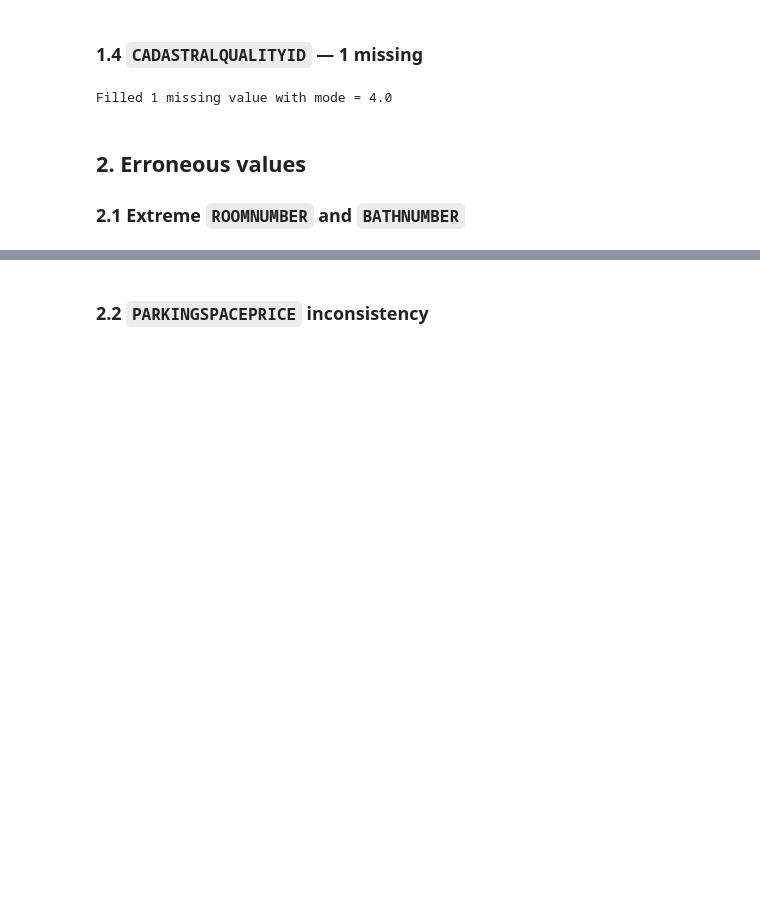
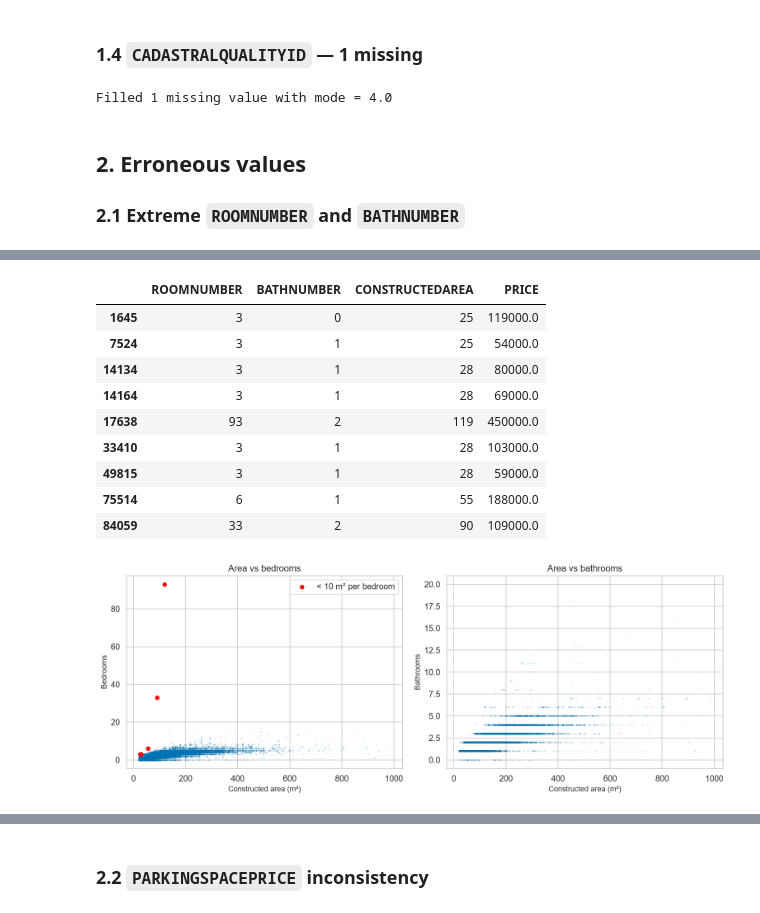
Before and after one commit to PabloMonteroRuiz/machine-learning-airbnb, a Jupyter notebook: notebooks/01_missing_and_erroneous_values.ipynb, the cells around one changed output, grey strips where cells are left out. Saved outputs shown, nothing was run; the diff lists cells and outputs as text; code cells hidden in the pictures; blank space fills up the shorter version.

Commit message:
Correct missing and erroneous value treatment in notebook 01

```diff
--- a/notebooks/01_missing_and_erroneous_values.ipynb
+++ b/notebooks/01_missing_and_erroneous_values.ipynb
@@ -159,8 +184,19 @@ Name: count, dtype: int64
 The floor number of the flat. The value -1 appears 936 times and likely represents basement or ground-level commercial units.
 # %%
 print(df["FLOORCLEAN"].value_counts(dropna=False).sort_index())
-print(f"\nMedian PRICE by FLOORCLEAN (selected values):")
-print(df.groupby("FLOORCLEAN", dropna=False)["PRICE"].median().sort_index())
+
+missing_floor = df["FLOORCLEAN"].isna()
+check_cols = ["BUILTTYPEID_1", "BUILTTYPEID_2", "BUILTTYPEID_3", "HASGARDEN", "HASSWIMMINGPOOL"]
+comparison = pd.DataFrame({
+    "Missing floor": df.loc[missing_floor, check_cols].mean(),
+    "All listings": df[check_cols].mean(),
+}).round(3)
+comparison.index = ["New development", "Second hand, to restore", "Second hand, good condition",
+                    "Has garden", "Has swimming pool"]
+display(comparison)
+
+print(f"Median price – missing floor: {df.loc[missing_floor, 'PRICE'].median():,.0f} € | "
+      f"all listings: {df['PRICE'].median():,.0f} €")
 # %% [output]
 FLOORCLEAN
 -1.0       936
@@ -186,5 +230,6 @@ Floor -1 has a lower median price than floor 0, consistent with basement or semi
 # %%
+df["FLOOR_MISSING"] = missing_floor.astype(int)
 median_floor = df["FLOORCLEAN"].median()
 df["FLOORCLEAN"] = df["FLOORCLEAN"].fillna(median_floor)
-print(f"Filled missing FLOORCLEAN with median = {median_floor}")
+print(f"Created FLOOR_MISSING ({df['FLOOR_MISSING'].sum():,} listings) and filled FLOORCLEAN with median = {median_floor:.0f}")
 # %% [output]
@@ -202,32 +247,28 @@ Filled 1 missing value with mode = 4.0
 
 ### 2.1 Extreme `ROOMNUMBER` and `BATHNUMBER`
 # %%
-extreme_rooms = df[df["ROOMNUMBER"] > 10]
-print(f"Listings with ROOMNUMBER > 10: {len(extreme_rooms)}")
-print(extreme_rooms[["ROOMNUMBER", "BATHNUMBER", "CONSTRUCTEDAREA", "PRICE"]].describe())
+extreme = df[(df["ROOMNUMBER"] > 10) | (df["BATHNUMBER"] > 5)]
+print(f"Listings with more than 10 bedrooms or more than 5 bathrooms: {len(extreme)}")
+print(extreme[["ROOMNUMBER", "BATHNUMBER", "CONSTRUCTEDAREA", "PRICE"]].describe().round(0))
+print(f"\nShare of them with more than 300 m²: {(extreme['CONSTRUCTEDAREA'] > 300).mean():.0%}")
 
-extreme_baths = df[df["BATHNUMBER"] > 5]
-print(f"\nListings with BATHNUMBER > 5: {len(extreme_baths)}")
-print(extreme_baths[["ROOMNUMBER", "BATHNUMBER", "CONSTRUCTEDAREA", "PRICE"]].describe())
+m2_per_room = df["CONSTRUCTEDAREA"] / df["ROOMNUMBER"].replace(0, np.nan)
+impossible = m2_per_room < 10
+print(f"\nListings with less than 10 m² per bedroom: {impossible.sum()}")
+display(df.loc[impossible, ["ROOMNUMBER", "BATHNUMBER", "CONSTRUCTEDAREA", "PRICE"]])
 
 fig, axes = plt.subplots(1, 2, figsize=(13, 5))
-
-axes[0].scatter(df["CONSTRUCTEDAREA"], df["ROOMNUMBER"], alpha=0.03, s=2, color="#2c3e50")
-axes[0].axhline(10, color="#e74c3c", linestyle="--", lw=1.5, label="Cap at 10")
+axes[0].scatter(df["CONSTRUCTEDAREA"], df["ROOMNUMBER"], alpha=0.05, s=3)
+axes[0].scatter(df.loc[impossible, "CONSTRUCTEDAREA"], df.loc[impossible, "ROOMNUMBER"],
+                color="red", s=30, label="< 10 m² per bedroom")
 axes[0].set_xlabel("Constructed area (m²)")
-axes[0].set_ylabel("Number of rooms")
-axes[0].set_title("Area vs rooms — values above 10 are errors")
-axes[0].legend(frameon=True)
-
-axes[1].scatter(df["CONSTRUCTEDAREA"], df["BATHNUMBER"], alpha=0.03, s=2, color="#2c3e50")
-axes[1].axhline(5, color="#e74c3c", linestyle="--", lw=1.5, label="Cap at 5")
+axes[0].set_ylabel("Bedrooms")
+axes[0].set_title("Area vs bedrooms")
+axes[0].legend()
+axes[1].scatter(df["CONSTRUCTEDAREA"], df["BATHNUMBER"], alpha=0.05, s=3)
 axes[1].set_xlabel("Constructed area (m²)")
-axes[1].set_ylabel("Number of bathrooms")
-axes[1].set_title("Area vs bathrooms — values above 5 are errors")
-axes[1].legend(frameon=True)
-
-for ax in axes:
-    ax.spines[["top", "right"]].set_visible(False)
-
+axes[1].set_ylabel("Bathrooms")
+axes[1].set_title("Area vs bathrooms")
 plt.tight_layout()
 plt.show()
+# %% [output]
@@ -234 +289,12 @@ plt.show()
+|  | ROOMNUMBER | BATHNUMBER | CONSTRUCTEDAREA | PRICE |
+| 1645 | 3 | 0 | 25 | 119000.0 |
+| 7524 | 3 | 1 | 25 | 54000.0 |
+| 14134 | 3 | 1 | 28 | 80000.0 |
+| 14164 | 3 | 1 | 28 | 69000.0 |
+| 17638 | 93 | 2 | 119 | 450000.0 |
+| 33410 | 3 | 1 | 28 | 103000.0 |
+| 49815 | 3 | 1 | 28 | 59000.0 |
+| 75514 | 6 | 1 | 55 | 188000.0 |
+| 84059 | 33 | 2 | 90 | 109000.0 |
+[figure, added]
 # %% [markdown]
```
Also changed, not shown: parts of 22 cells of this notebook.
